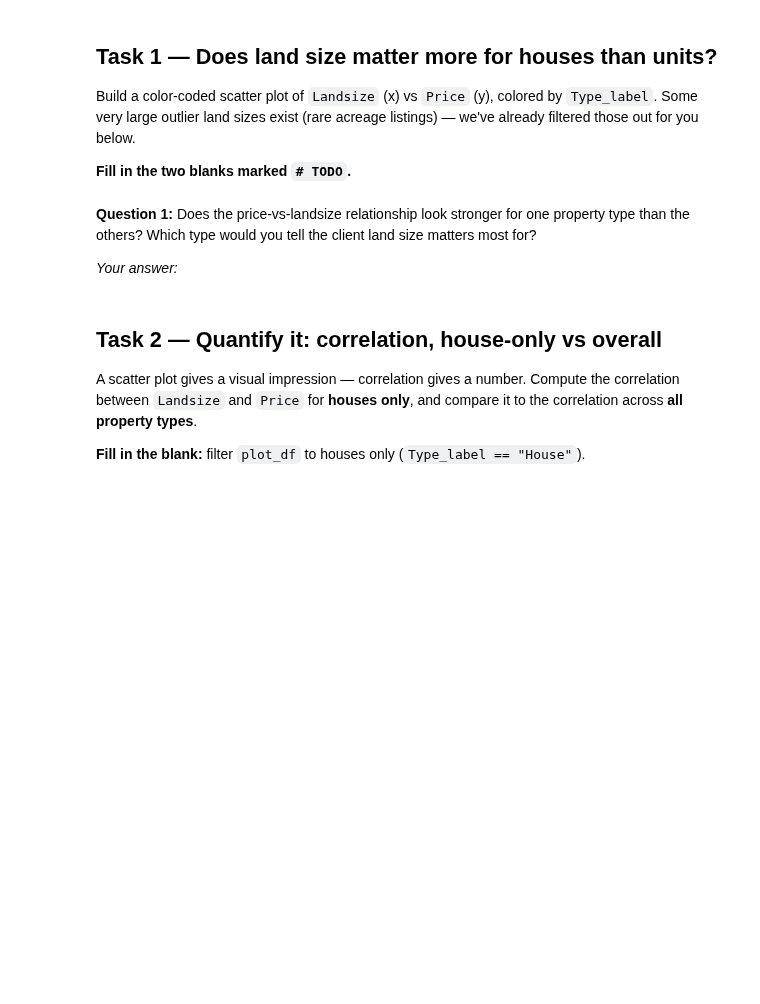
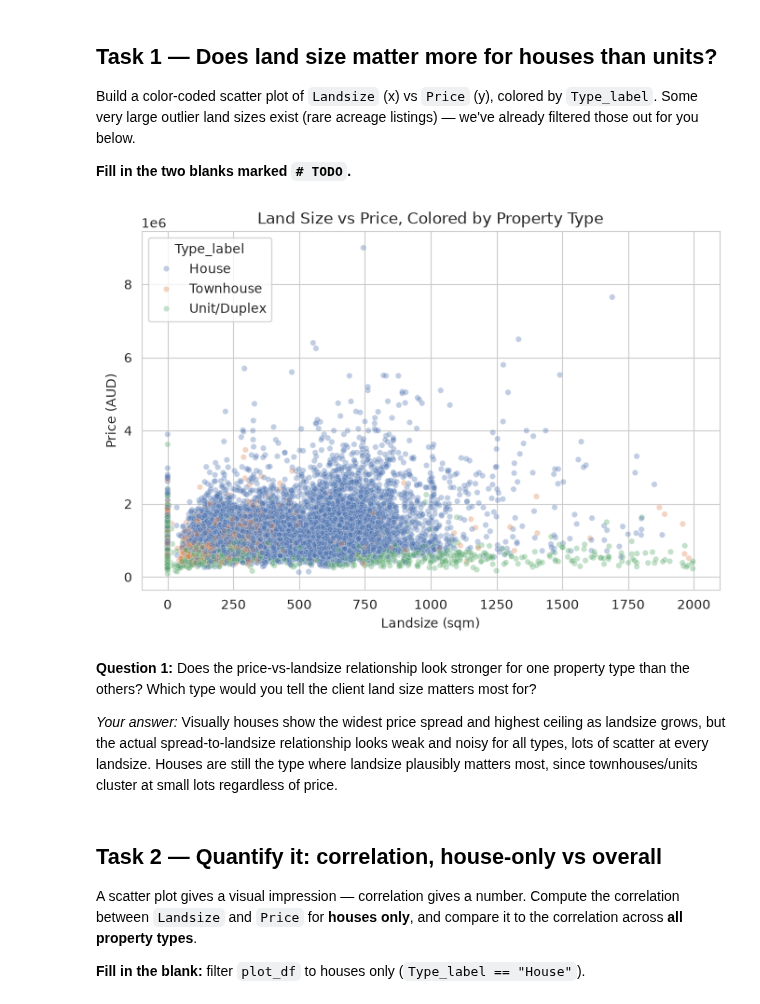
Before and after one commit to itsdharani/VDUI_Assignment_Submissions, a Jupyter notebook: ppt8-activity.ipynb, the cells around one changed output. Saved outputs shown, nothing was run; the diff lists cells and outputs as text; code cells hidden in the pictures; blank space fills up the shorter version.

```diff
--- a/ppt8-activity.ipynb
+++ b/ppt8-activity.ipynb
@@ -45,24 +53,29 @@ those out for you below.
 # %%
 plot_df = df[df["Landsize"] < 2000]  # drop rare extreme outliers for a readable plot
 
 plt.figure(figsize=(8, 5))
 sns.scatterplot(
     data=plot_df,
     x="Landsize",          # already filled in
-    y="___",                # TODO: which column should go on the y-axis?
-    hue="___",               # TODO: which column should color the points by property type?
+    y="Price",                # TODO: which column should go on the y-axis?
+    hue="Type_label",               # TODO: which column should color the points by property type?
     alpha=0.35, s=20,
     palette=["#4C72B0", "#DD8452", "#55A868"],
 )
 plt.title("Land Size vs Price, Colored by Property Type")
 plt.xlabel("Landsize (sqm)")
 plt.ylabel("Price (AUD)")
 plt.show()
+# %% [output]
+[figure, added]
 # %% [markdown]
 **Question 1:** Does the price-vs-landsize relationship look stronger for one property
 type than the others? Which type would you tell the client land size matters most for?
 
-*Your answer:*
+*Your answer:* Visually houses show the widest price spread and highest ceiling as landsize grows,
+but the actual spread-to-landsize relationship looks weak and noisy for all types,
+lots of scatter at every landsize. Houses are still the type where landsize plausibly
+matters most, since townhouses/units cluster at small lots regardless of price.
 # %% [markdown]
 ## Task 2 — Quantify it: correlation, house-only vs overall
 
```
Also changed, not shown: parts of 10 cells of this notebook, 1 other file.
